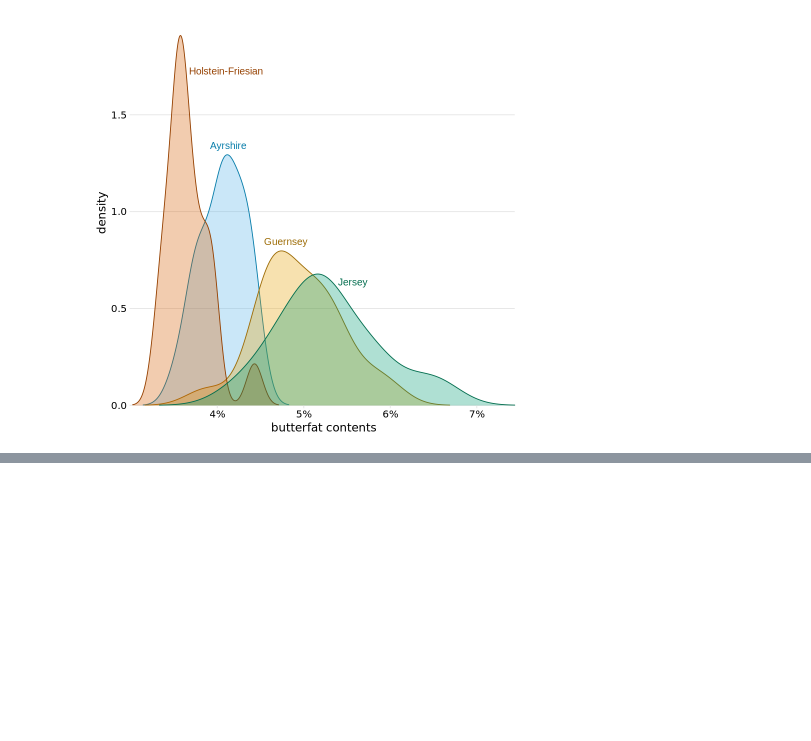
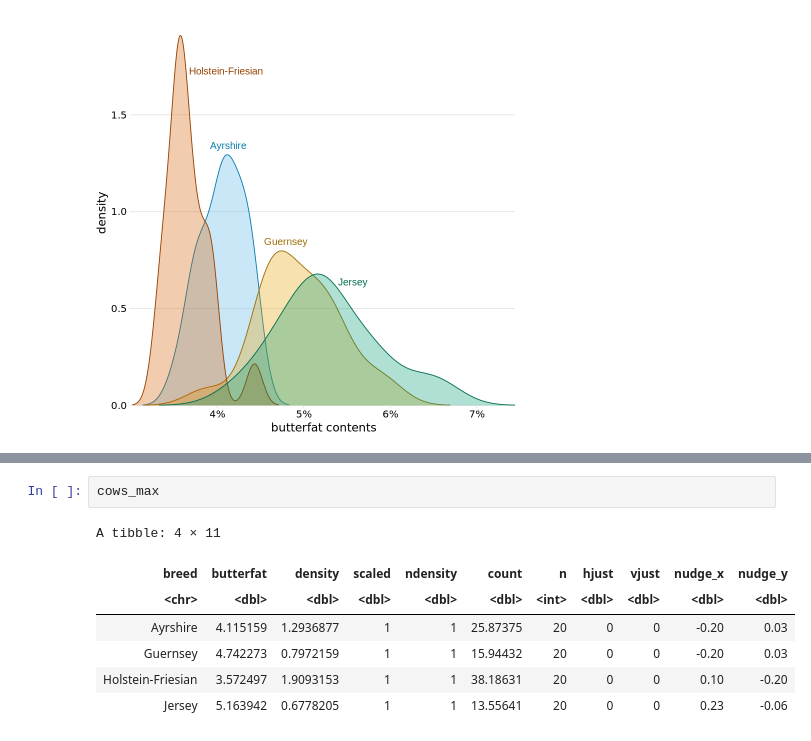
Before and after one commit to Venustiano/DataVis2, a Jupyter notebook: material/scripts/FDV/Fig7_11_butterfat_contents.ipynb, the cells around one changed output, grey strips where cells are left out. Drawn from its saved outputs; the diff is of its cells as text; blank space fills up the shorter version.

```diff
--- a/material/scripts/FDV/Fig7_11_butterfat_contents.ipynb
+++ b/material/scripts/FDV/Fig7_11_butterfat_contents.ipynb
@@ -92,0 +142,10 @@ cows_p
+# %%
+cows_max
+# %% [output]
+A tibble: 4 × 11
+| breed | butterfat | density | scaled | ndensity | count | n | hjust | vjust | nudge_x | nudge_y |
+| <chr> | <dbl> | <dbl> | <dbl> | <dbl> | <dbl> | <int> | <dbl> | <dbl> | <dbl> | <dbl> |
+| Ayrshire | 4.115159 | 1.2936877 | 1 | 1 | 25.87375 | 20 | 0 | 0 | -0.20 | 0.03 |
+| Guernsey | 4.742273 | 0.7972159 | 1 | 1 | 15.94432 | 20 | 0 | 0 | -0.20 | 0.03 |
+| Holstein-Friesian | 3.572497 | 1.9093153 | 1 | 1 | 38.18631 | 20 | 0 | 0 | 0.10 | -0.20 |
+| Jersey | 5.163942 | 0.6778205 | 1 | 1 | 13.55641 | 20 | 0 | 0 | 0.23 | -0.06 |
```
Also changed, not shown: parts of 3 cells of this notebook, 1 other file.
